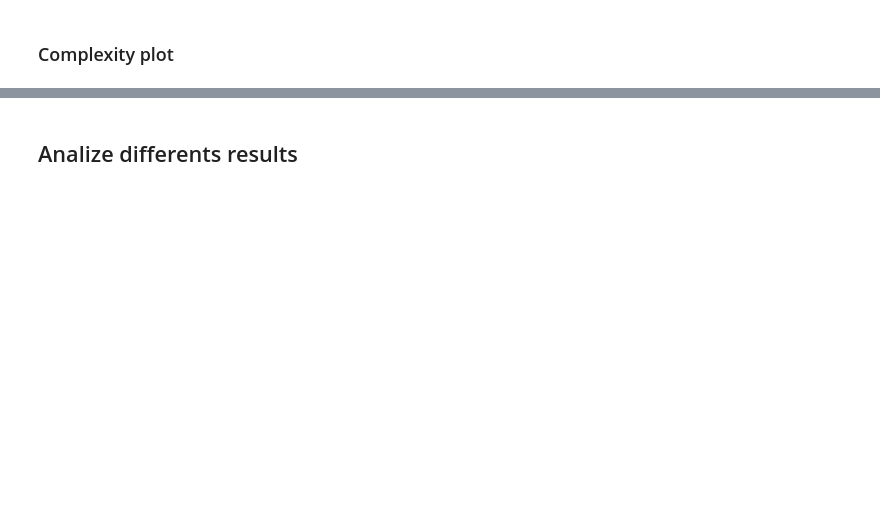
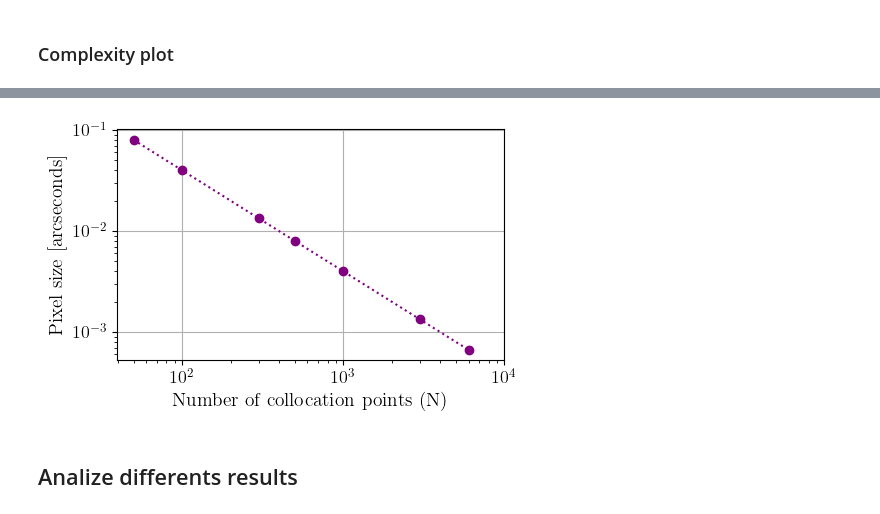
Before and after one commit to mariajmellado/frank2d, a Jupyter notebook: Results/3_SimulatedDisc_Frank2D_differentsN.ipynb, the cells around one changed output, grey strips where cells are left out. Saved outputs shown, nothing was run; the diff lists cells and outputs as text; code cells hidden in the pictures; blank space fills up the shorter version.

```diff
--- a/Results/3_SimulatedDisc_Frank2D_differentsN.ipynb
+++ b/Results/3_SimulatedDisc_Frank2D_differentsN.ipynb
@@ -204,3 +215,17 @@ plt.grid()
+# %%
+plt.figure(figsize=(5,3))
+cellsizes = 2*np.array([frank2d_objects[i].Rmax /frank2d_objects[i].N for i in range(len(N))])
+plt.plot(N, cellsizes, marker='o', ls=':', color = 'purple')
+plt.xscale('log')
+plt.yscale('log')
+plt.xlabel('Number of collocation points (N)', fontsize=14)
+plt.xlim(0, 1e4)
+plt.tick_params(axis='both', which='major', labelsize=13)
+plt.ylabel('Pixel size [arcseconds]', fontsize=14)
+plt.grid()
+#plt.title(r'Frankenstein2D for a $N^{2}$ pixels image', fontsize=10)
+# %% [output]
+[figure, added]
 # %% [markdown]
 ## Analize differents results
 # %%
```
Also changed, not shown: parts of 8 cells of this notebook, 8 other files.
